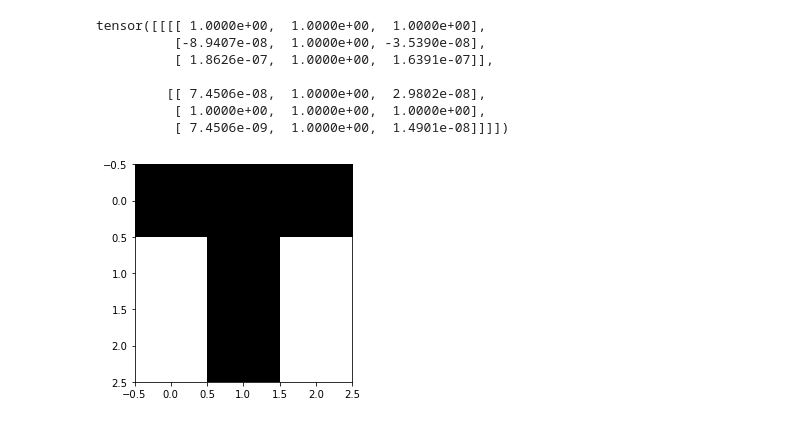
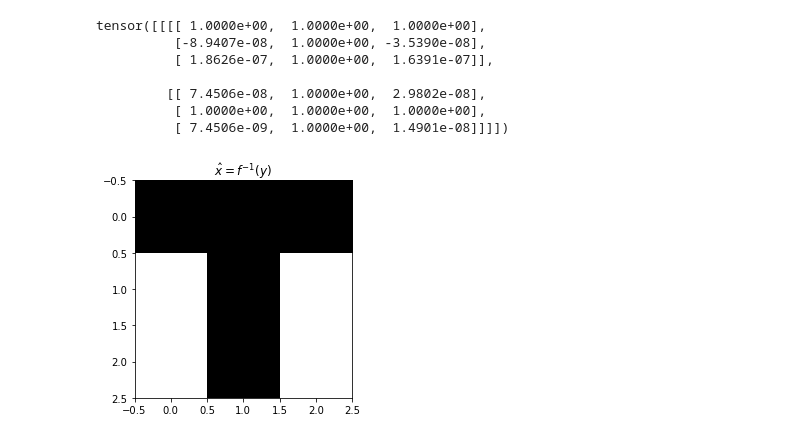
Before and after one commit to ELIFE-ASU/INNLab, a Jupyter notebook: src/i-ResNet_unit_tests.ipynb, the cells around one changed output. Saved outputs shown, nothing was run; the diff lists cells and outputs as text; code cells hidden in the pictures.

```diff
--- a/src/i-ResNet_unit_tests.ipynb
+++ b/src/i-ResNet_unit_tests.ipynb
@@ -212,7 +212,8 @@ tensor([[[[ 1.0000e+00,  1.0000e+00,  1.0000e+00],
           [ 7.4506e-09,  1.0000e+00,  1.4901e-08]]]])
 # %%
 plt.imshow(1-xhat[0, 0].detach(), cmap='gray')
+plt.title('$\hat x = f^{-1}(y)$')
 plt.savefig('cov2d_x_hat.png')
 plt.show()
 # %% [output]
-[figure, old version]
+[figure, new version]
```
Also changed, not shown: parts of 1 cell of this notebook, 2 other files.
